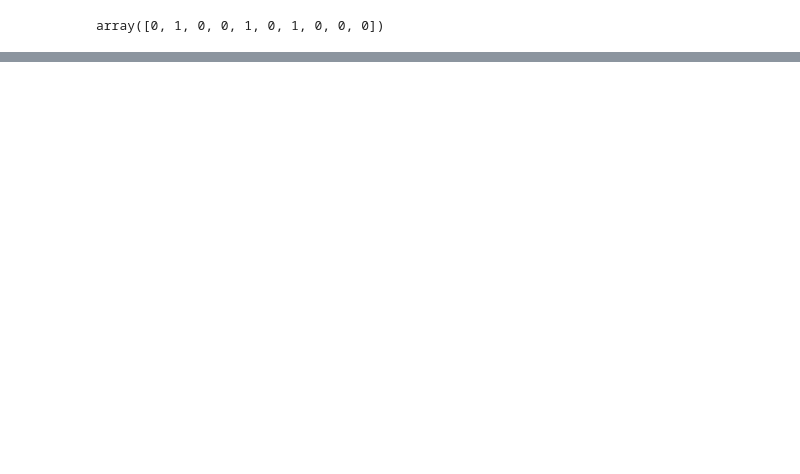
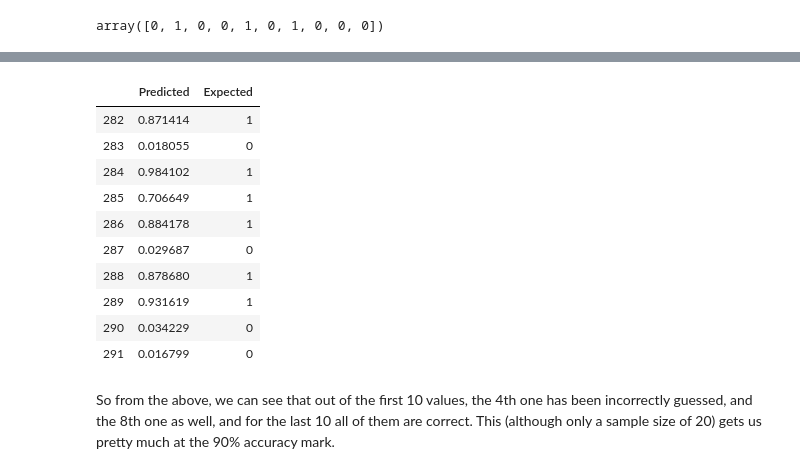
Before and after one commit to Majaalex/computerVision, a Jupyter notebook: DeepLearning/assignment8.ipynb, the cells around one changed output, grey strips where cells are left out. Saved outputs shown, nothing was run; the diff lists cells and outputs as text; code cells hidden in the pictures; blank space fills up the shorter version.

```diff
--- a/DeepLearning/assignment8.ipynb
+++ b/DeepLearning/assignment8.ipynb
@@ -180,0 +220,16 @@ array([0, 1, 0, 0, 1, 0, 1, 0, 0, 0])
+# %%
+df[-10:]
+# %% [output]
+|  | Predicted | Expected |
+| 282 | 0.871414 | 1 |
+| 283 | 0.018055 | 0 |
+| 284 | 0.984102 | 1 |
+| 285 | 0.706649 | 1 |
+| 286 | 0.884178 | 1 |
+| 287 | 0.029687 | 0 |
+| 288 | 0.878680 | 1 |
+| 289 | 0.931619 | 1 |
+| 290 | 0.034229 | 0 |
+| 291 | 0.016799 | 0 |
+# %% [markdown]
+So from the above, we can see that out of the first 10 values, the 4th one has been incorrectly guessed, and the 8th one as well, and for the last 10 all of them are correct. This (although only a sample size of 20) gets us pretty much at the 90% accuracy mark.
```
Also changed, not shown: parts of 19 cells of this notebook, 1 other file.
